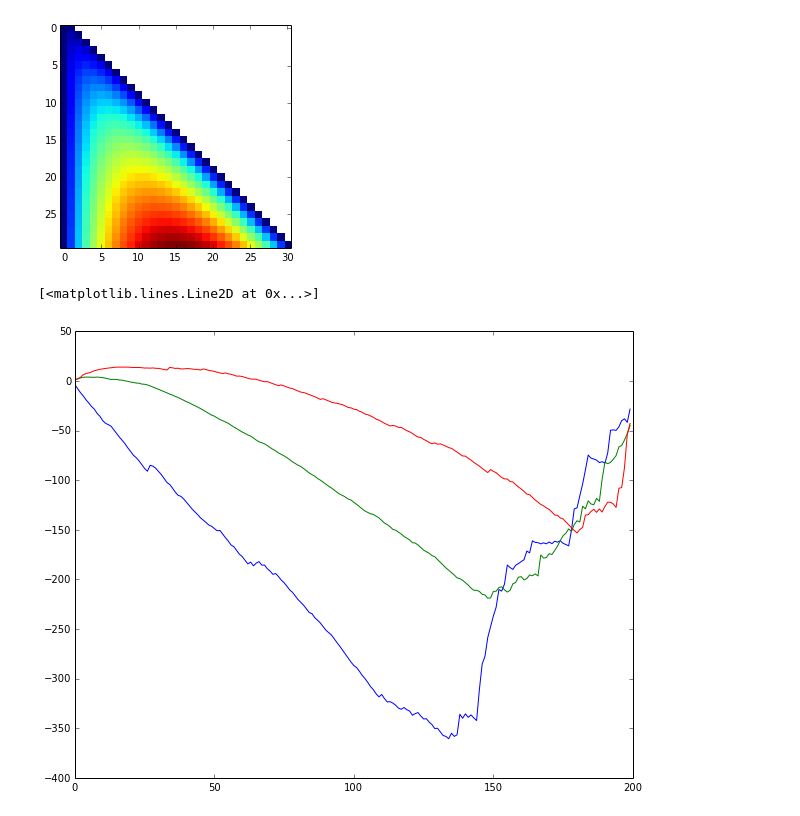
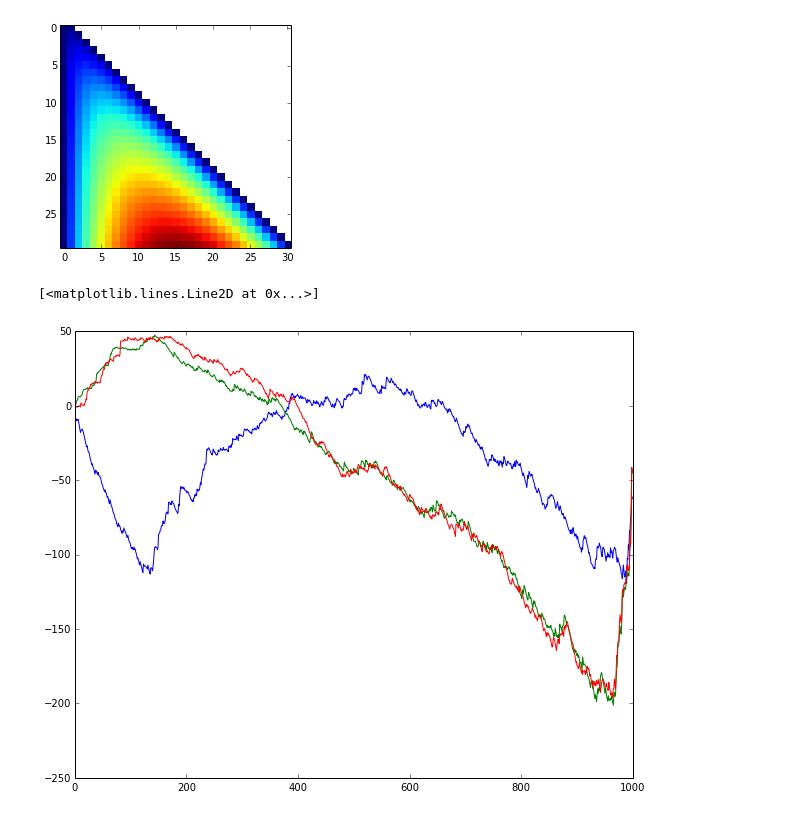
Before and after one commit to znah/notebooks, a Jupyter notebook: ac_ransac.ipynb, the cells around one changed output. Drawn from its saved outputs; the diff is of its cells as text; code cells hidden in the pictures.

```diff
--- a/ac_ransac.ipynb
+++ b/ac_ransac.ipynb
@@ -2,10 +2,12 @@
 def sample_line(p1, p2, n, noise=0.0):
     p1 = np.float32(p1)
     t = np.random.rand(n,1)
-    return p1 + (p2-p1)*t + np.random.normal(size=(n, 2))*noise
+    err = np.random.normal(size=(n, 2))
+    #err = (2*rand(n, 2)-1)
+    return p1 + (p2-p1)*t + err*noise
 # %%
-N = 200
-inlier_n = int(0.7*N)
+N = 1000
+inlier_n = int(0.1*N)
 inliers = sample_line((1, 3), (6, 1), inlier_n, 0.05)
 outliers = rand(N-inlier_n, 2)*(7, 4)
 points = np.vstack([inliers, outliers])
@@ -35,4 +37,0 @@ draw_line(fitline(points), color='red')
-# %%
-r = residuals(fitline(inliers), points)
-r = sort(abs(r))
-plot(r)
@@ -42,4 +37,0 @@ plot(r)
-# %%
-r = residuals(fitline(points), points)**2
-r = sort(abs(r))
-plot(r)
@@ -69,17 +52,17 @@ imshow(Cnk, interpolation='nearest')
 <matplotlib.image.AxesImage at 0x...>
 [figure]
 # %%
-def estimate_threshold(r, inliner_prob_f):
+def estimate_threshold(r):
     r = sort(abs(r))
     n = len(r)
     k = arange(1, n+1)
-    p = inliner_prob_f(r)
-    score = logCnk(n, k)+log(p)*k#+log(1.0-p)*(n-k)
-    return score
+    p = r*pi/(4.0*7.0)
+    scores = log(r)*k + logCnk(n, k)# + logCnk(k, 4)
+    return scores
 
-plot(estimate_threshold(residuals(fitline(inliers), points), lambda r:r))
-plot(estimate_threshold(residuals(fitline(points), points), lambda r:r))
-plot(estimate_threshold(residuals(fitline(outliers), points), lambda r:r))
+plot(estimate_threshold(residuals(fitline(inliers), points)))
+plot(estimate_threshold(residuals(fitline(points), points)))
+plot(estimate_threshold(residuals(fitline(outliers), points)))
 # %% [output]
 [<matplotlib.lines.Line2D at 0x...>]
-[figure, old version]
+[figure, new version]
```
Also changed, not shown: parts of 7 cells of this notebook.
